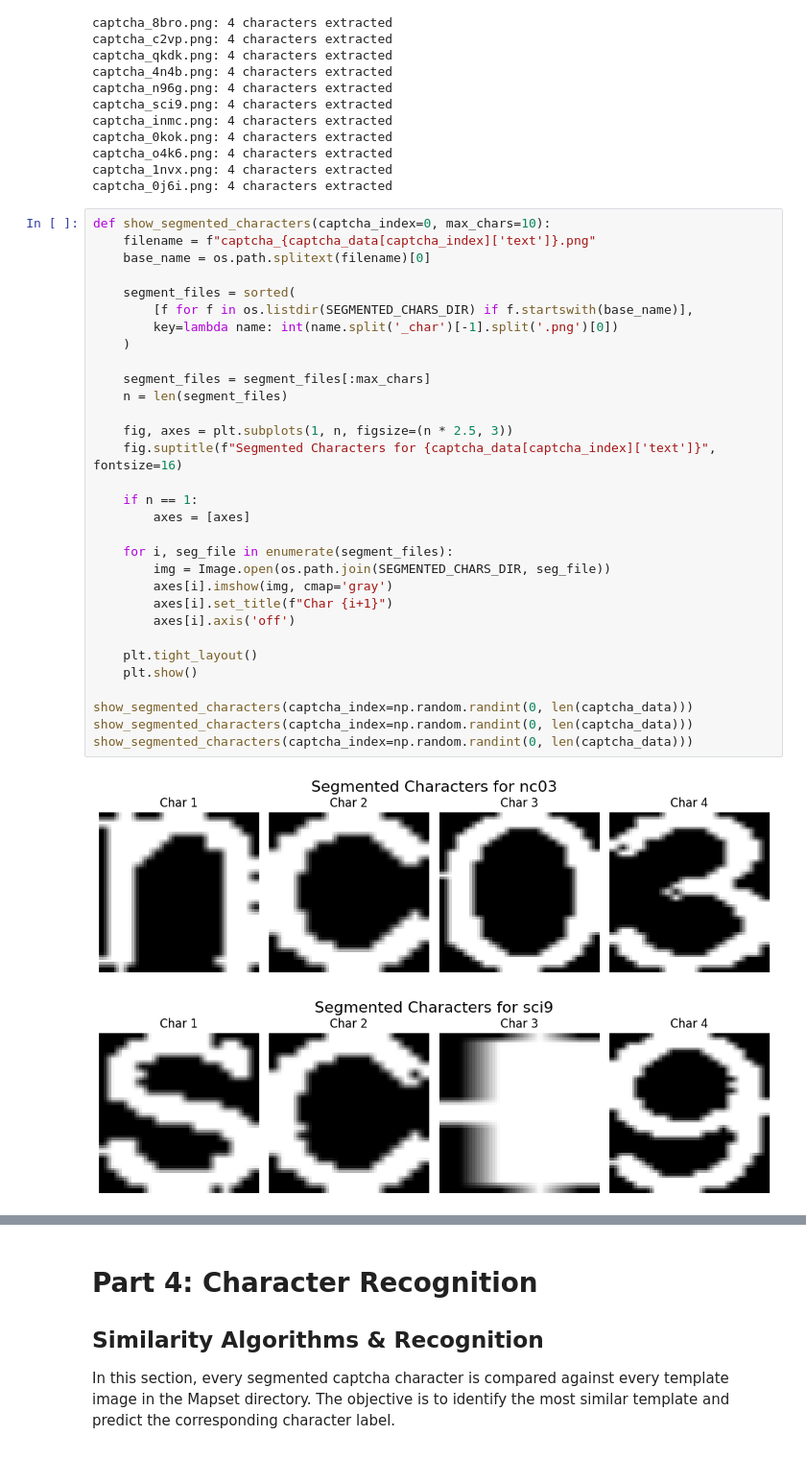
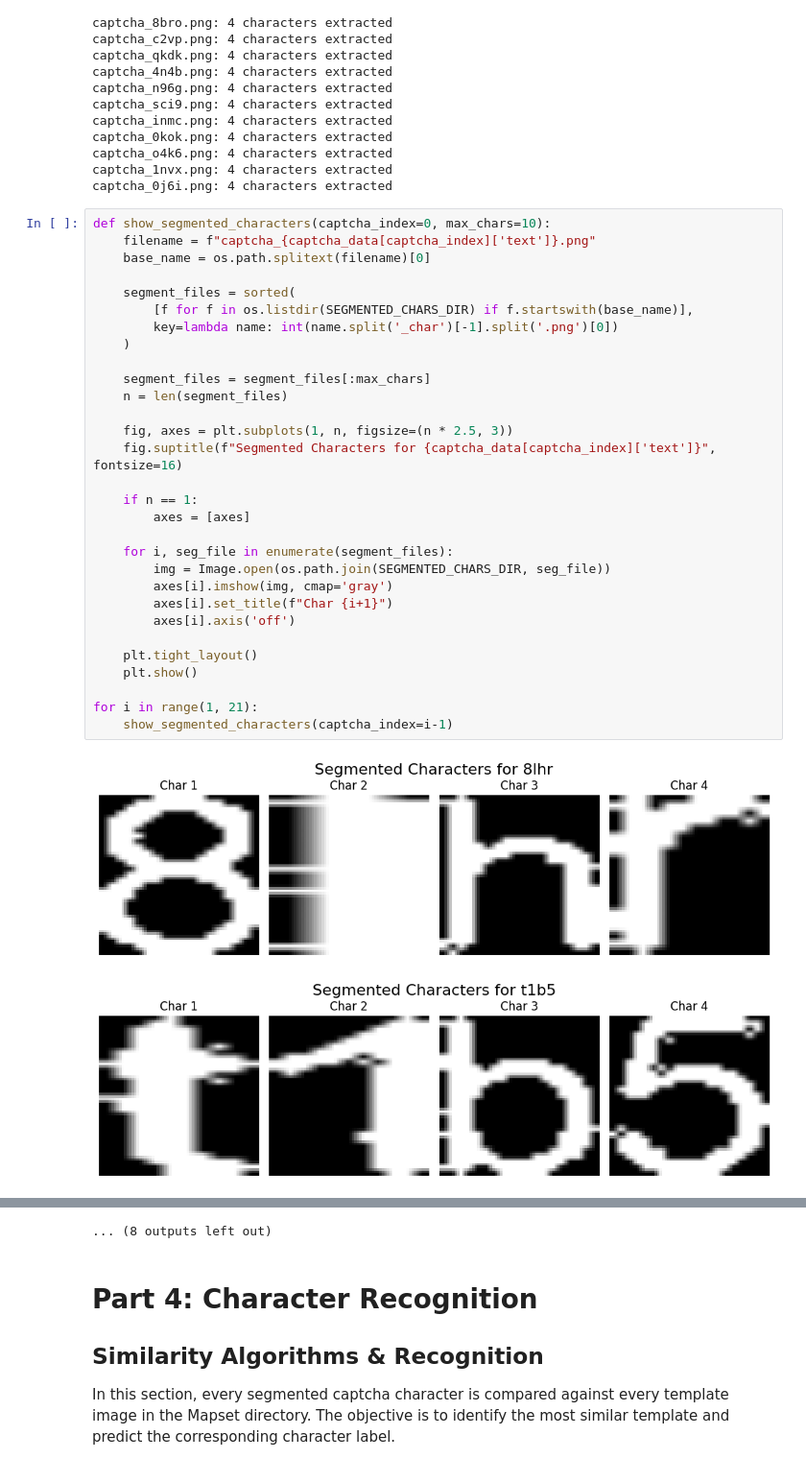
Before and after one commit to mosipamo/Computer-Vision-Course, a Jupyter notebook: HW2/src/main.ipynb, the cells around one changed output, grey strips where cells are left out. Shown at 96% size. Drawn from its saved outputs; the diff is of its cells as text.

```diff
--- a/HW2/src/main.ipynb
+++ b/HW2/src/main.ipynb
@@ -697,34 +699,33 @@ captcha_0j6i.png: 4 characters extracted
 # %%
 def show_segmented_characters(captcha_index=0, max_chars=10):
     filename = f"captcha_{captcha_data[captcha_index]['text']}.png"
     base_name = os.path.splitext(filename)[0]
 
     segment_files = sorted(
         [f for f in os.listdir(SEGMENTED_CHARS_DIR) if f.startswith(base_name)],
         key=lambda name: int(name.split('_char')[-1].split('.png')[0])
     )
 
     segment_files = segment_files[:max_chars]
     n = len(segment_files)
 
     fig, axes = plt.subplots(1, n, figsize=(n * 2.5, 3))
     fig.suptitle(f"Segmented Characters for {captcha_data[captcha_index]['text']}", fontsize=16)
 
     if n == 1:
         axes = [axes]
 
     for i, seg_file in enumerate(segment_files):
         img = Image.open(os.path.join(SEGMENTED_CHARS_DIR, seg_file))
         axes[i].imshow(img, cmap='gray')
         axes[i].set_title(f"Char {i+1}")
         axes[i].axis('off')
 
     plt.tight_layout()
     plt.show()
 
-show_segmented_characters(captcha_index=np.random.randint(0, len(captcha_data)))
-show_segmented_characters(captcha_index=np.random.randint(0, len(captcha_data)))
-show_segmented_characters(captcha_index=np.random.randint(0, len(captcha_data)))
+for i in range(1, 21):
+    show_segmented_characters(captcha_index=i-1)
 # %% [output]
-[figure, old version]
+[figure, new version]
-[figure, old version]
+[figure, new version]
@@ -732,3 +742,4 @@ show_segmented_characters(captcha_index=np.random.randint(0, len(captcha_data)))
+... (8 outputs left out)
 # %% [markdown]
 # Part 4: Character Recognition
 
```
Also changed, not shown: parts of 3 cells of this notebook, 1 other file.
